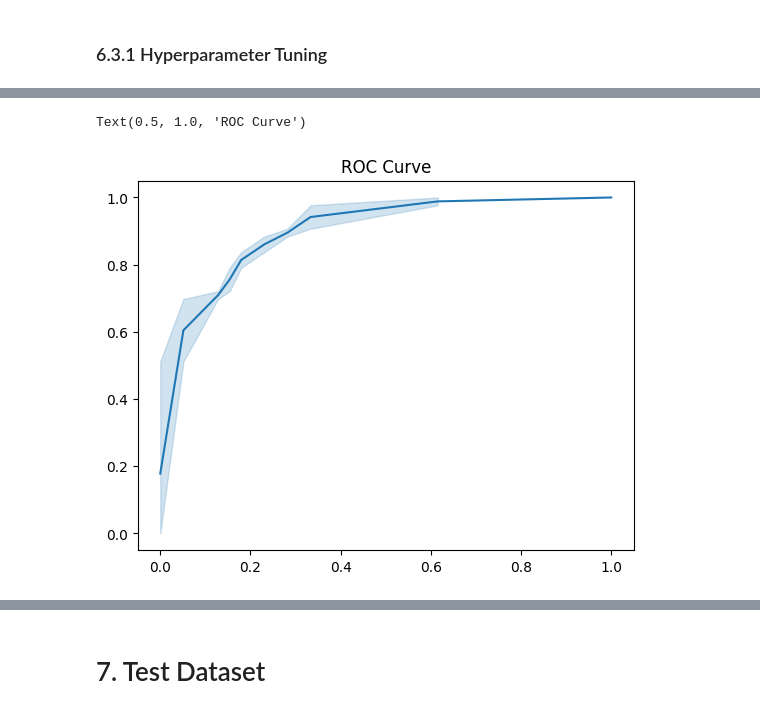
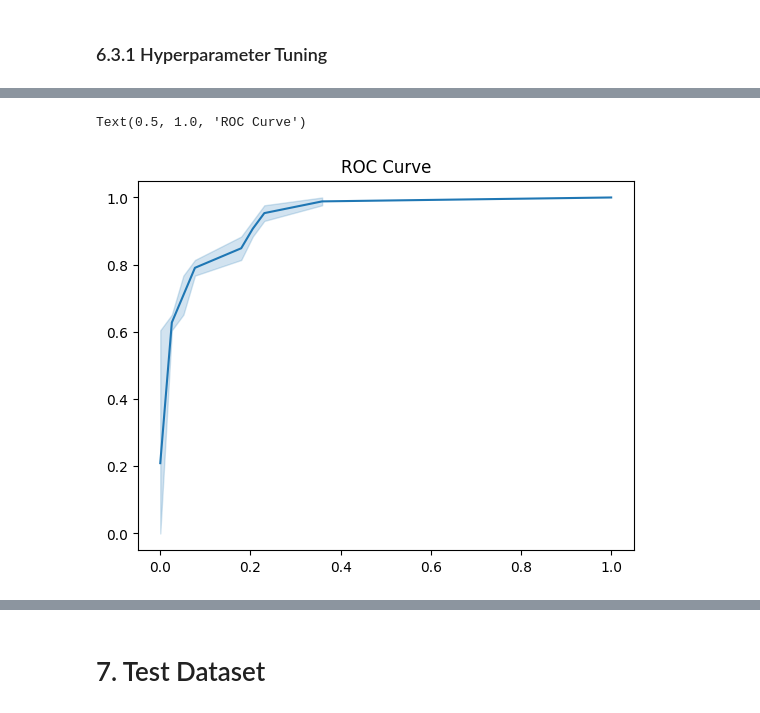
Before and after one commit to flexymt/machine-learning, a Jupyter notebook: Classification/Heart Attack Predicition/Heart Attack Prediction.ipynb, the cells around one changed output, grey strips where cells are left out. Cells and saved outputs as stored; diff of their text form; code cells hidden in the pictures.

```diff
--- a/Classification/Heart Attack Predicition/Heart Attack Prediction.ipynb
+++ b/Classification/Heart Attack Predicition/Heart Attack Prediction.ipynb
@@ -205,6 +205,14 @@ transformed_data_x_training.columns = new_column_names
 random_forest_model = RandomForestClassifier(n_estimators = 1000)
 xgb_boost_model = XGBClassifier(n_estimators = 1000)
 logistic_regression = LogisticRegression(max_iter = 1500)
+
+# Stacking Classifier
+predictor_models = [('rf', RandomForestClassifier(n_estimators = 1000)),
+              ('lr', LogisticRegression(max_iter = 1500)),
+              ('xgb',XGBClassifier(n_estimators = 1000)),
+             ]
+
+stacking_classifier = StackingClassifier(estimators = predictor_models, final_estimator = LogisticRegression())
 # %%
 random_forest_model.fit(transformed_data_x_training,y_train)
 xgb_boost_model.fit(transformed_data_x_training,y_train)
@@ -275,6 +371,5 @@ logistic_regression_tuned = logistic_regression_cv.fit(transformed_data_x_valida
 # %%
-best_params_logistic = logistic_regression_tuned.best_params_
-logistic_regression_final = LogisticRegression()
-logistic_regression_final.set_params(**best_params_logistic)
-logistic_regression_final.fit(transformed_data_x_validation,y_validation)
+stacked_classifier_tuned.best_params_
+stacking_classifier_final = StackingClassifier(estimators = predictor_models, final_estimator = LogisticRegression())
+stacking_classifier_final.fit(transformed_data_x_validation,y_validation)
 # %% [output]
@@ -282,3 +393,3 @@ LogisticRegression(C=0.24, max_iter=3707, warm_start=True)
 # %%
-logistic_regression_final_prob = logistic_regression_final.predict_proba(transformed_data_x_validation)[:,1]
+stacking_final_prob = stacking_classifier_final.predict_proba(transformed_data_x_validation)[:,1]
 # %%
@@ -293,12 +404,12 @@ sns.lineplot(x=threshold_rf,y=recall_rf[:-1])
 # %%
 # Creating a ROC Curve
 #random_forest_predicted = cross_val_predict(estimator = random_forest_model, X = transformed_data_x_validation, y = y_validation, cv = 10, method = 'predict_proba')[:,1]
-fpr, tpr, threshold  = roc_curve(y_validation,logistic_regression_final_prob)
+fpr, tpr, threshold  = roc_curve(y_validation,stacking_final_prob)
 sns.lineplot(x = fpr, y = tpr)
 plt.title('ROC Curve')
 # %% [output]
 Text(0.5, 1.0, 'ROC Curve')
-[figure, old version]
+[figure, new version]
 # %%
 acc_array = list()
 for threshold in range(0,100,1):
```
Also changed, not shown: parts of 20 cells of this notebook.
